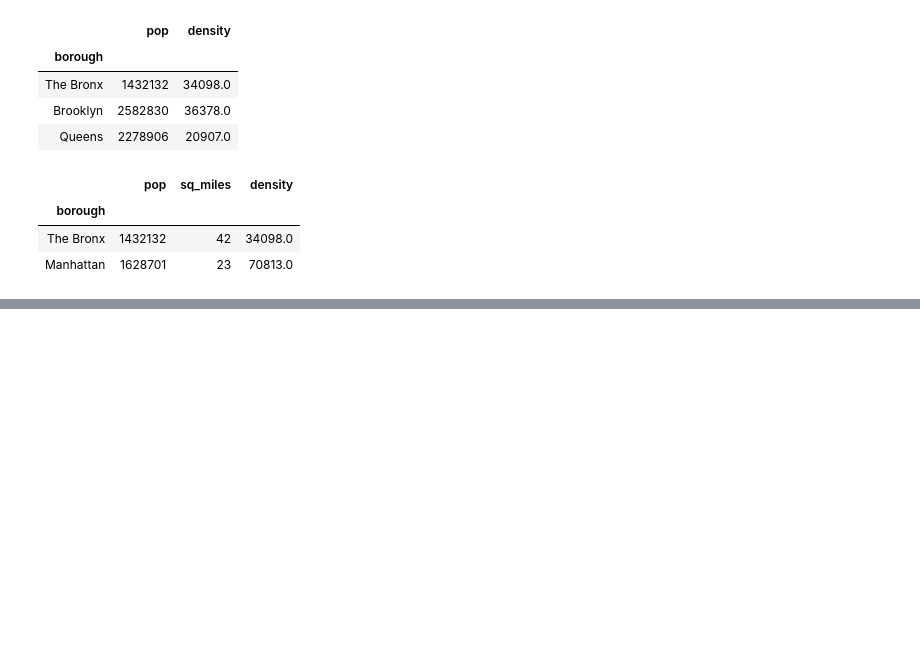
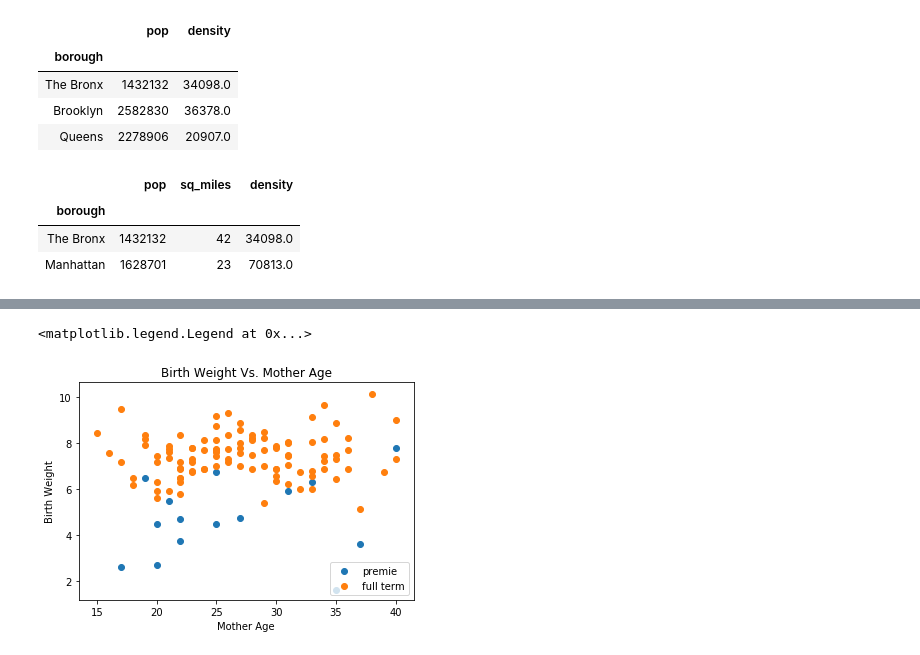
Before and after one commit to priism-center/Stats-Club-Python-Workshop, a Jupyter notebook: Intro to Numpy, Pandas, and Matplotlib.ipynb, the cells around one changed output, grey strips where cells are left out. Drawn from its saved outputs; the diff is of its cells as text; code cells hidden in the pictures; blank space fills up the shorter version.

```diff
--- a/Intro to Numpy, Pandas, and Matplotlib.ipynb
+++ b/Intro to Numpy, Pandas, and Matplotlib.ipynb
@@ -238,0 +392,12 @@ nyc[(nyc['density']>30000) & (nyc['sq_miles']<50)]
+# %%
+#scatter plot of birth weight vs mother age by prem status
+for prem_stat in unique_prem:
+    data = births[(births.premature == prem_stat)]
+    plt.scatter(data['mAge'], data['weight'])
+plt.ylabel('Birth Weight')
+plt.xlabel('Mother Age')
+plt.title("Birth Weight Vs. Mother Age")
+plt.legend(unique_prem, loc='lower right')
+# %% [output]
+<matplotlib.legend.Legend at 0x...>
+[figure, added]
```
Also changed, not shown: parts of 18 cells of this notebook.
